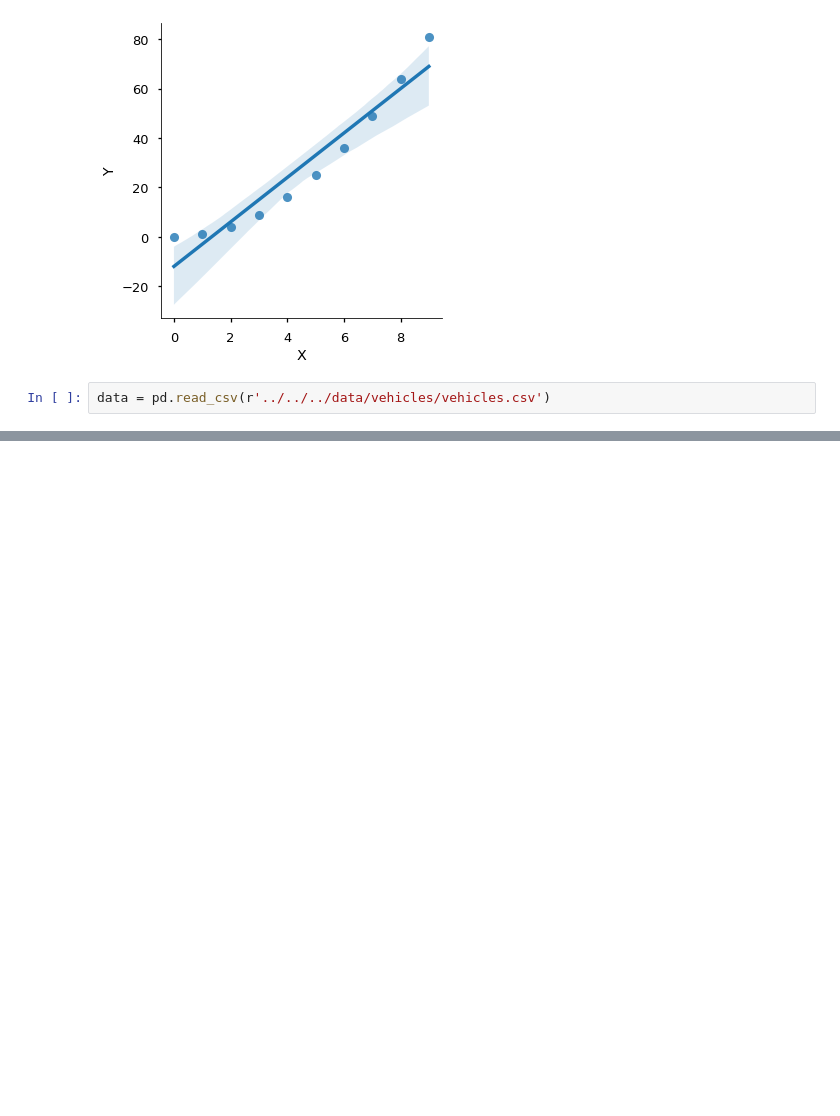
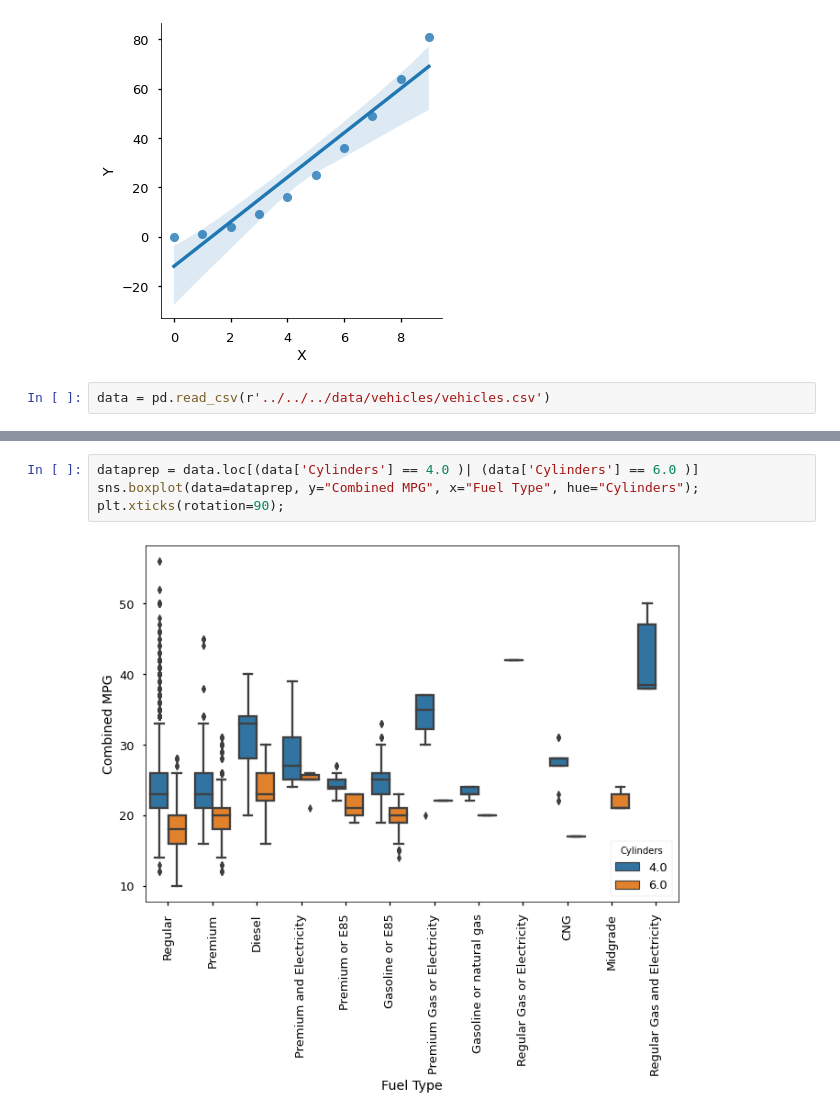
Before and after one commit to psyrgkan/DAFT_1022, a Jupyter notebook: Excercises/week4/seaborn_intro.ipynb, the cells around one changed output, grey strips where cells are left out. Drawn from its saved outputs; the diff is of its cells as text; blank space fills up the shorter version.

```diff
--- a/Excercises/week4/seaborn_intro.ipynb
+++ b/Excercises/week4/seaborn_intro.ipynb
@@ -74,0 +87,6 @@ sns.catplot(x="Highway MPG", y="Drivetrain", hue="Fuel Type", data=data)
+# %%
+dataprep = data.loc[(data['Cylinders'] == 4.0 )| (data['Cylinders'] == 6.0 )]
+sns.boxplot(data=dataprep, y="Combined MPG", x="Fuel Type", hue="Cylinders");
+plt.xticks(rotation=90);
+# %% [output]
+[figure, added]
```
Also changed, not shown: parts of 12 cells of this notebook, 6 other files.
